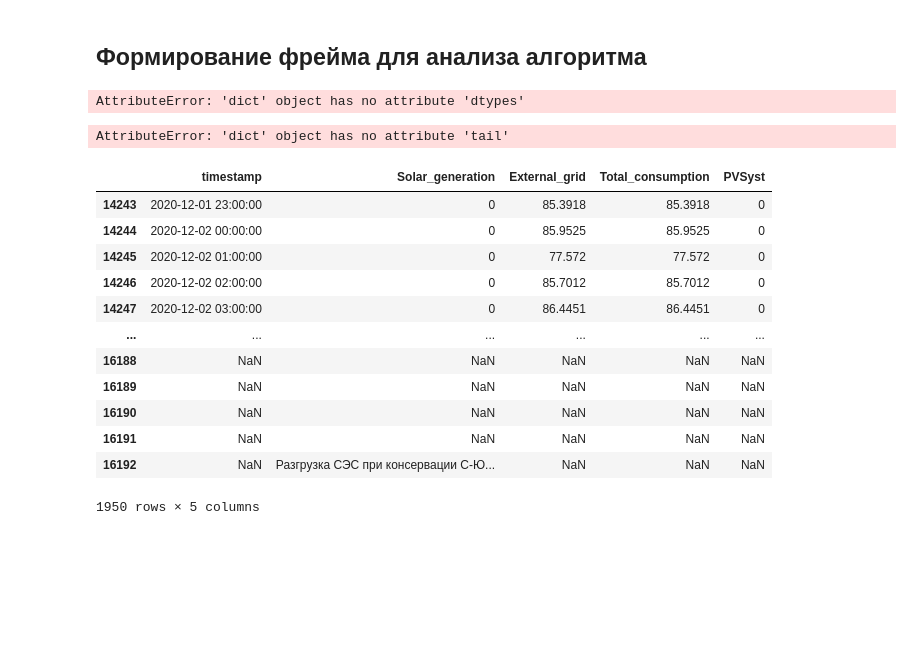
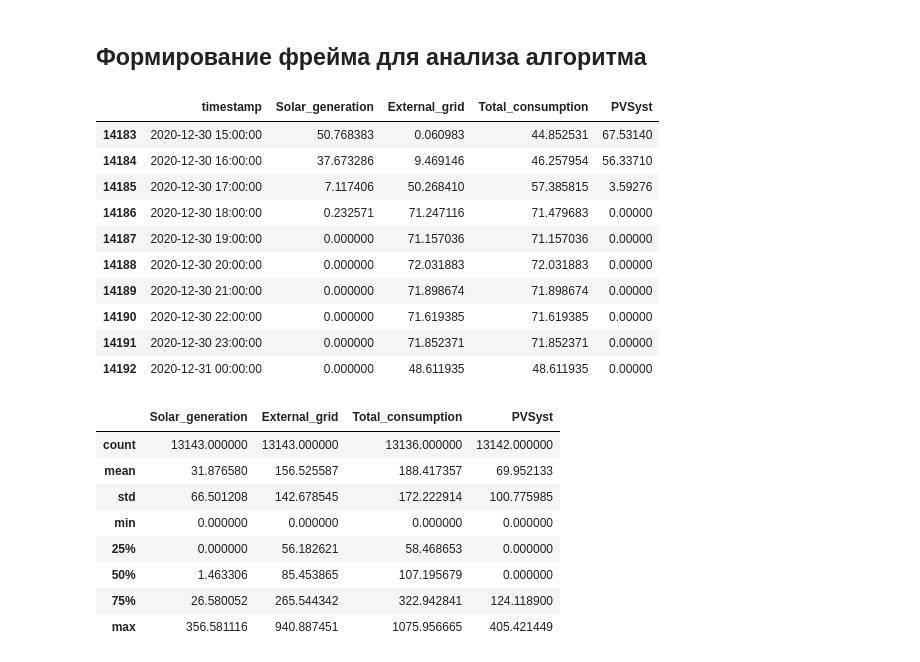
Before and after one commit to Randyrofed/Local_Control_system, a Jupyter notebook: Local_Control_System.ipynb, the cells around one changed output. Cells and saved outputs as stored; diff of their text form; code cells hidden in the pictures; blank space fills up the shorter version.

```diff
--- a/Local_Control_System.ipynb
+++ b/Local_Control_System.ipynb
@@ -11,30 +11,34 @@ import csv
 # %% [markdown]
 ## Формирование фрейма для анализа алгоритма
 # %%
-df = pd.read_excel('INITIAL_DATA/Свод_Почасовая выработка 2019 и 2020 обновл.xls', sheet_name=None, usecols="A:E", skiprows=1,nrows=750, header = None, names = ['timestamp','Solar_generation','External_grid','Total_consumption', 'PVSyst' ])
+df = pd.read_excel('INITIAL_DATA/Свод_Почасовая выработка 2019 и 2020 обновл.xls', sheet_name=[1,2,3,4,5,6,7,8,9,10,11,12,13,14,15,16,17,18,19], usecols="A:E", skiprows=1,nrows=750, header = None, names = ['timestamp','Solar_generation','External_grid','Total_consumption', 'PVSyst' ])
-# %%
-df.dtypes
-# %% [output]
-AttributeError: 'dict' object has no attribute 'dtypes'
-# %%
-df.tail(10)
-# %% [output]
-AttributeError: 'dict' object has no attribute 'tail'
 # %%
 cdf = pd.concat(df,axis=0, join="inner", ignore_index=True, keys=None, levels=None, names=None, verify_integrity=False, copy=True)
+# %%
+cdf=cdf.dropna(subset=['timestamp', 'External_grid'])
 # %%
-cdf.tail(1950)
+cdf.tail(10)
 # %% [output]
 |  | timestamp | Solar_generation | External_grid | Total_consumption | PVSyst |
-| 14243 | 2020-12-01 23:00:00 | 0 | 85.3918 | 85.3918 | 0 |
-| 14244 | 2020-12-02 00:00:00 | 0 | 85.9525 | 85.9525 | 0 |
-| 14245 | 2020-12-02 01:00:00 | 0 | 77.572 | 77.572 | 0 |
-| 14246 | 2020-12-02 02:00:00 | 0 | 85.7012 | 85.7012 | 0 |
-| 14247 | 2020-12-02 03:00:00 | 0 | 86.4451 | 86.4451 | 0 |
-| ... | ... | ... | ... | ... | ... |
-| 16188 | NaN | NaN | NaN | NaN | NaN |
-| 16189 | NaN | NaN | NaN | NaN | NaN |
-| 16190 | NaN | NaN | NaN | NaN | NaN |
-| 16191 | NaN | NaN | NaN | NaN | NaN |
-| 16192 | NaN | Разгрузка СЭС при консервации С-Ю... | NaN | NaN | NaN |
+| 14183 | 2020-12-30 15:00:00 | 50.768383 | 0.060983 | 44.852531 | 67.53140 |
+| 14184 | 2020-12-30 16:00:00 | 37.673286 | 9.469146 | 46.257954 | 56.33710 |
+| 14185 | 2020-12-30 17:00:00 | 7.117406 | 50.268410 | 57.385815 | 3.59276 |
+| 14186 | 2020-12-30 18:00:00 | 0.232571 | 71.247116 | 71.479683 | 0.00000 |
+| 14187 | 2020-12-30 19:00:00 | 0.000000 | 71.157036 | 71.157036 | 0.00000 |
+| 14188 | 2020-12-30 20:00:00 | 0.000000 | 72.031883 | 72.031883 | 0.00000 |
+| 14189 | 2020-12-30 21:00:00 | 0.000000 | 71.898674 | 71.898674 | 0.00000 |
+| 14190 | 2020-12-30 22:00:00 | 0.000000 | 71.619385 | 71.619385 | 0.00000 |
+| 14191 | 2020-12-30 23:00:00 | 0.000000 | 71.852371 | 71.852371 | 0.00000 |
+| 14192 | 2020-12-31 00:00:00 | 0.000000 | 48.611935 | 48.611935 | 0.00000 |
-1950 rows × 5 columns
+# %%
+cdf.describe()
+# %% [output]
+|  | Solar_generation | External_grid | Total_consumption | PVSyst |
+| count | 13143.000000 | 13143.000000 | 13136.000000 | 13142.000000 |
+| mean | 31.876580 | 156.525587 | 188.417357 | 69.952133 |
+| std | 66.501208 | 142.678545 | 172.222914 | 100.775985 |
+| min | 0.000000 | 0.000000 | 0.000000 | 0.000000 |
+| 25% | 0.000000 | 56.182621 | 58.468653 | 0.000000 |
+| 50% | 1.463306 | 85.453865 | 107.195679 | 0.000000 |
+| 75% | 26.580052 | 265.544342 | 322.942841 | 124.118900 |
+| max | 356.581116 | 940.887451 | 1075.956665 | 405.421449 |
```
Also changed, not shown: parts of 1 cell of this notebook.
